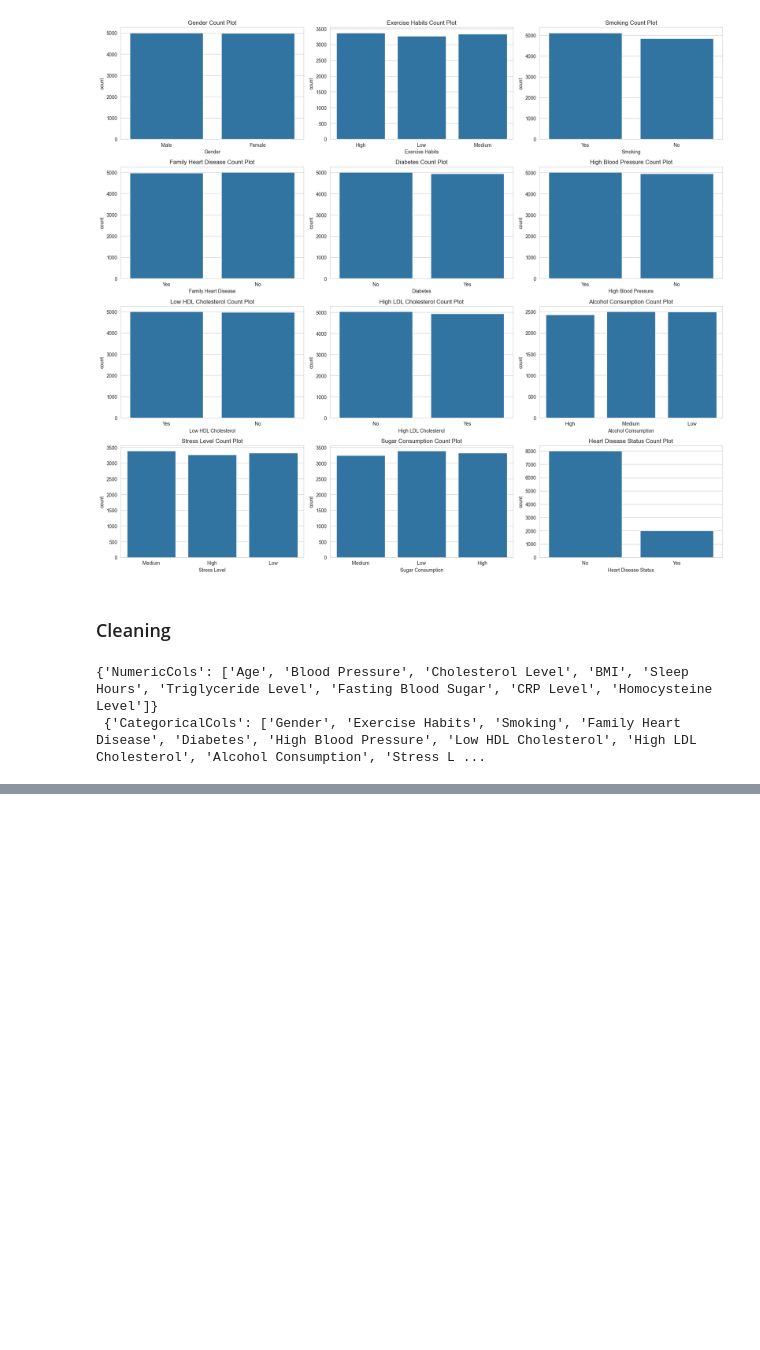
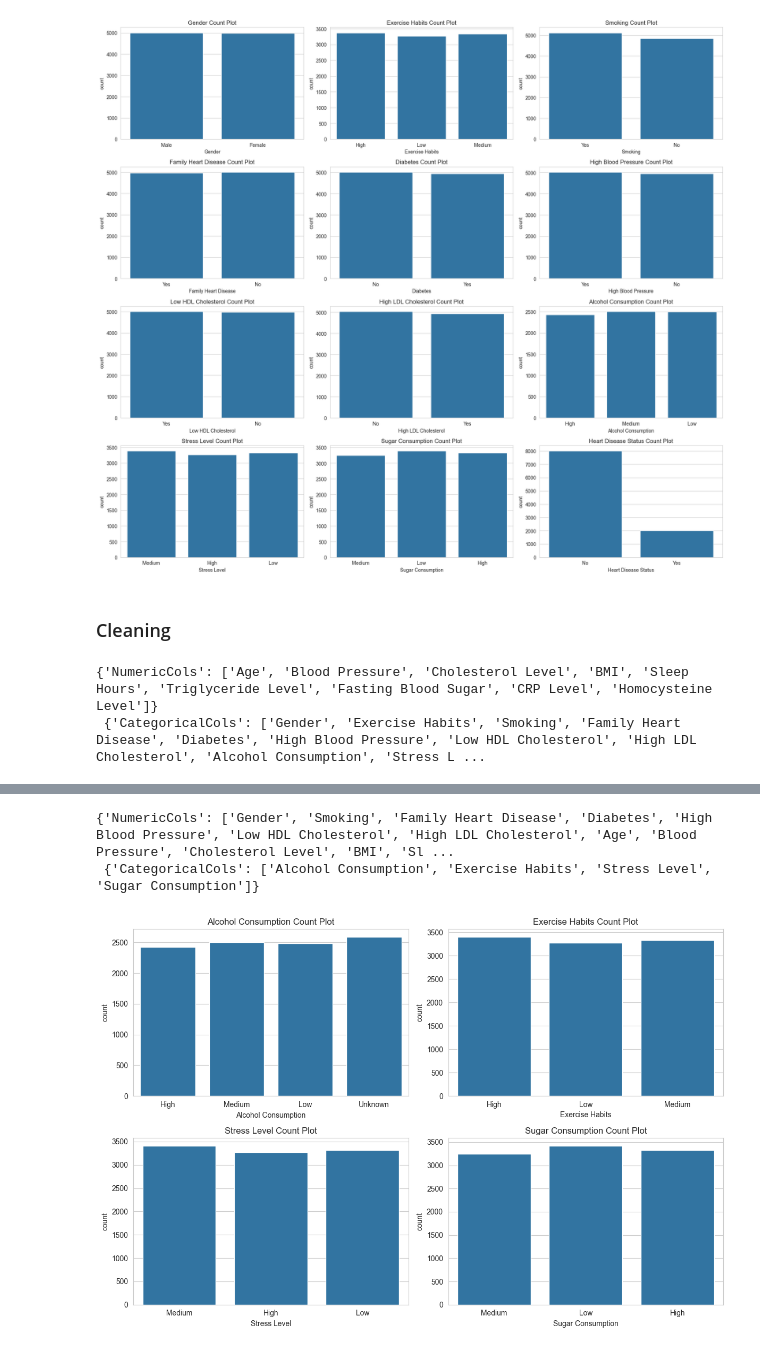
Before and after one commit to khalidkhankakar/Pulse-AI-FYP-, a Jupyter notebook: models/notebooks/heart.ipynb, the cells around one changed output, grey strips where cells are left out. Drawn from its saved outputs; the diff is of its cells as text; code cells hidden in the pictures; blank space fills up the shorter version.

Commit message:
CLEAN HEART DATASET

```diff
--- a/models/notebooks/heart.ipynb
+++ b/models/notebooks/heart.ipynb
@@ -97,0 +188,7 @@ print({"NumericCols": numeric_cols},'\n', { "CategoricalCols": categorical_cols}
+# %%
+# now we will convert binary categorical features to 0 and 1
+from src.utils.main import convert_binary_categorical_to_numeric
+binary_cols=["heart_disease","High LDL Cholesterol", "Low HDL Cholesterol", "Family Heart Disease", "Diabetes", "High Blood Pressure", "Smoking"]
+convert_binary_categorical_to_numeric(heart_cleaned, binary_cols)
+
+heart_cleaned["Gender"] = heart_cleaned["Gender"].map({"Male": 1, "Female": 0})
@@ -97,0 +215,12 @@ print({"NumericCols": numeric_cols},'\n', { "CategoricalCols": categorical_cols}
+# %%
+from src.utils.main import separate_features_by_type
+numeric_cols, categorical_cols = separate_features_by_type(heart_cleaned)
+print({"NumericCols": numeric_cols},'\n', { "CategoricalCols": categorical_cols})
+# %% [output]
+{'NumericCols': ['Gender', 'Smoking', 'Family Heart Disease', 'Diabetes', 'High Blood Pressure', 'Low HDL Cholesterol', 'High LDL Cholesterol', 'Age', 'Blood Pressure', 'Cholesterol Level', 'BMI', 'Sl ...
+ {'CategoricalCols': ['Alcohol Consumption', 'Exercise Habits', 'Stress Level', 'Sugar Consumption']}
+# %%
+from src.visualization.plots import count_plot_multiple_features
+count_plot_multiple_features(heart_cleaned)
+# %% [output]
+[figure, added]
```
Also changed, not shown: parts of 4 cells of this notebook, 1 other file.
